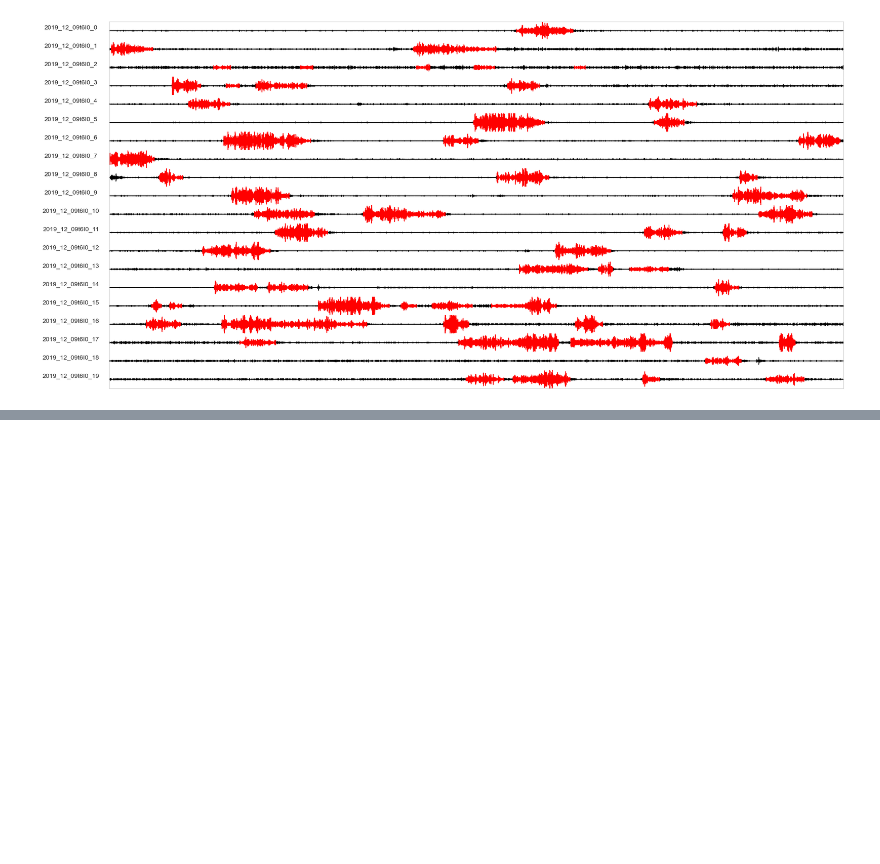
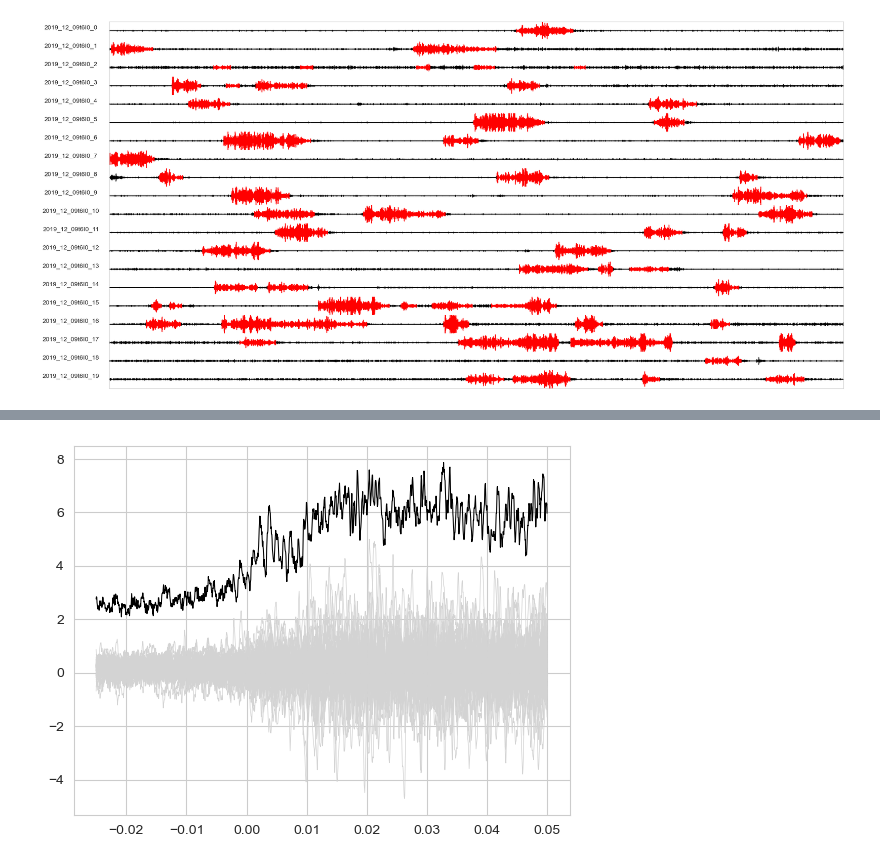
Before and after one commit to kerseviciute/movement-s1-m1, a Jupyter notebook: notebooks/04_03_movement.ipynb, the cells around one changed output, grey strips where cells are left out. Drawn from its saved outputs; the diff is of its cells as text; code cells hidden in the pictures; blank space fills up the shorter version.

Commit message:
Average EMG during event onset.

```diff
--- a/notebooks/04_03_movement.ipynb
+++ b/notebooks/04_03_movement.ipynb
@@ -171,0 +174,5 @@ plot_all_events(data, channels = data.ch_names, movement = episodes, limit = 10)
+# %%
+raw = pd.read_pickle(f"output/movement-s1-m1/{sample['AnimalID']}/{sample['CellName']}/emg/raw.pkl")
+raw.filter(l_freq = 2, h_freq = None, fir_design = "firwin", picks = "emg")
+
+sample_data = raw.get_data()
@@ -171,0 +193,26 @@ plot_all_events(data, channels = data.ch_names, movement = episodes, limit = 10)
+# %%
+episode_data = []
+
+for i, episode in episodes.iterrows():
+    if episode["EventStart"] < 500:
+        continue
+
+    start = episode["EventStart"] - 500
+    end = episode["EventStart"] + 1000
+    channel = episode["Channel"]
+
+    episode_data.append(sample_data[channel][start:end])
+
+episode_data = np.array(episode_data)
+# %%
+x = np.arange(-500, 1000, 1) / data.info["sfreq"]
+
+for episode in episode_data:
+    plt.plot(x, episode, c = "lightgray", linewidth = 0.5)
+
+episode_data_mean = np.mean(np.abs(episode_data), axis = 0)
+
+plt.plot(x, episode_data_mean * 10, c = "black", linewidth = 0.75)
+plt.show()
+# %% [output]
+[figure, added]
```
Also changed, not shown: parts of 3 cells of this notebook, 1 other file.
